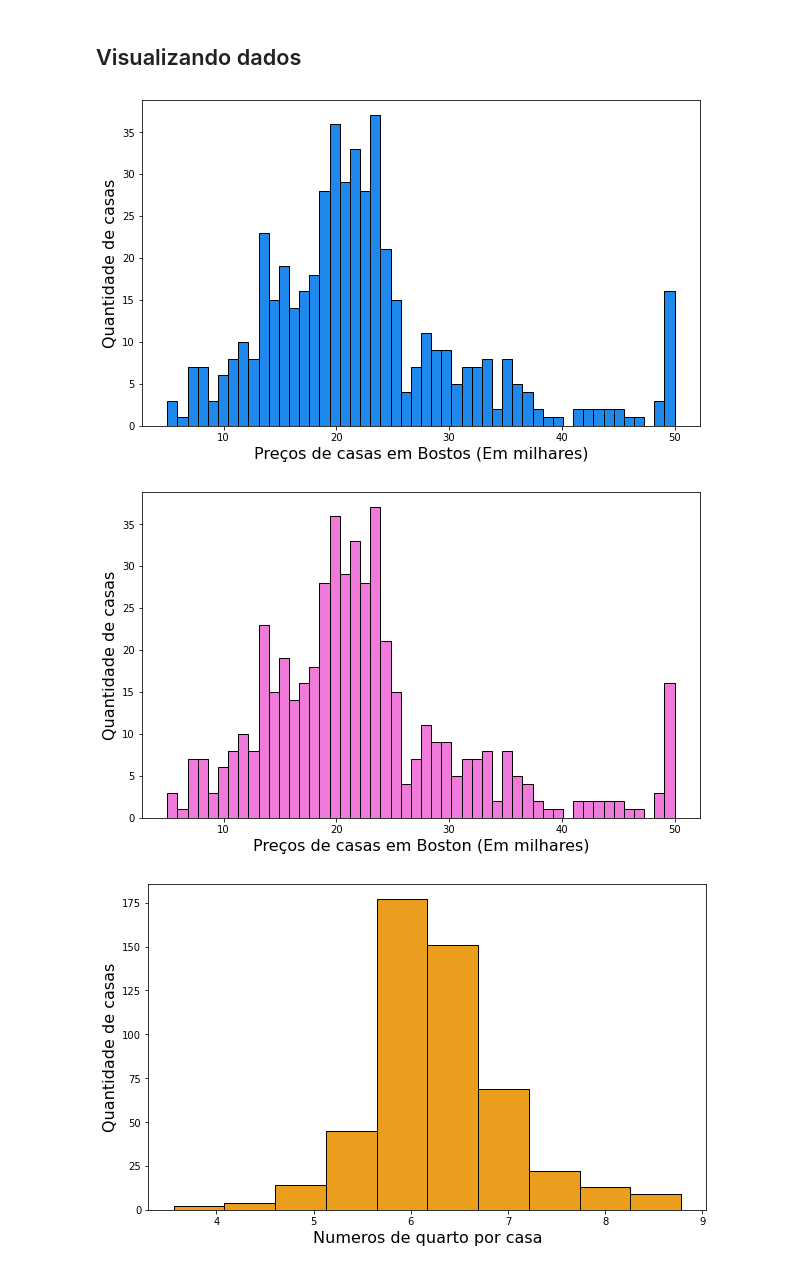
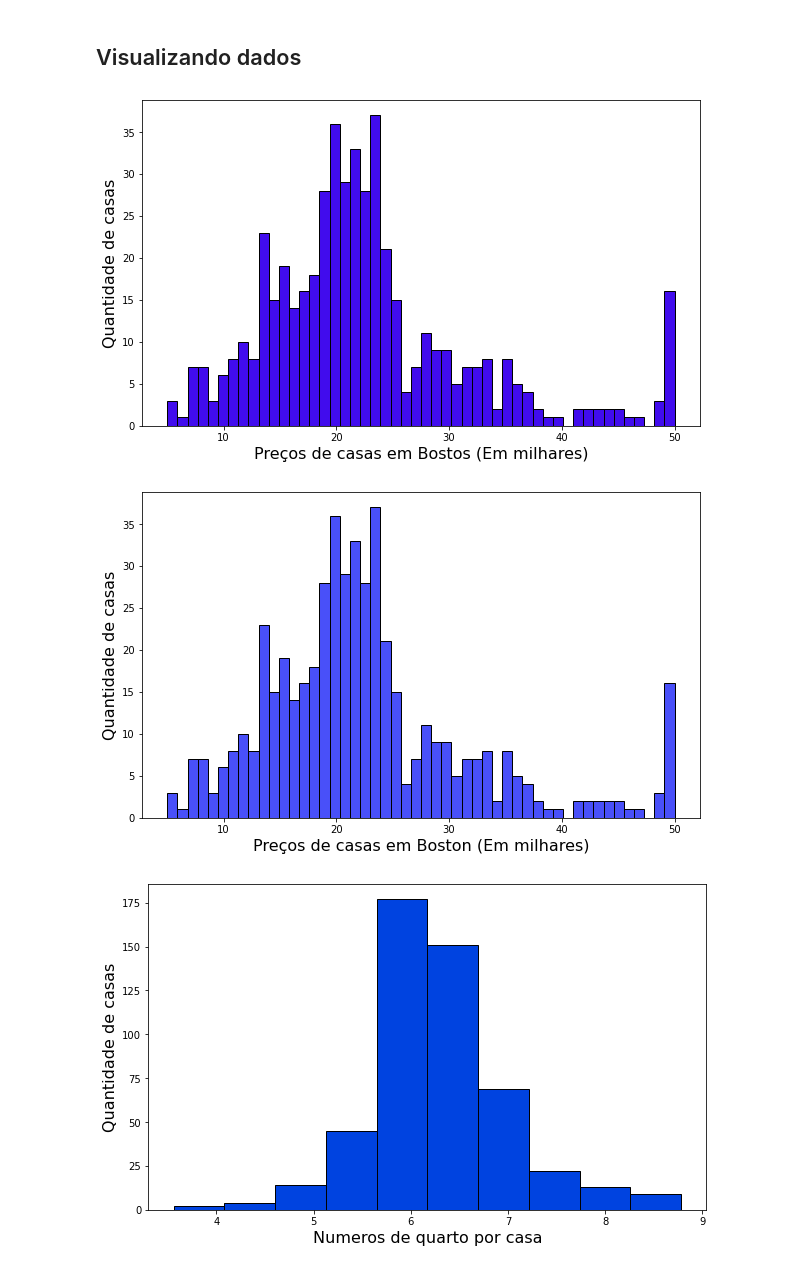
Before and after one commit to jhonatacaiob/Bootcamp-Data-Science, a Jupyter notebook: Secao-5/Regressão multivariável.ipynb, the cells around one changed output. Drawn from its saved outputs; the diff is of its cells as text; code cells hidden in the pictures.

```diff
--- a/Secao-5/Regressão multivariável.ipynb
+++ b/Secao-5/Regressão multivariável.ipynb
@@ -201,35 +201,35 @@ memory usage: 55.5 KB
 ## Visualizando dados
 # %%
 plt.figure(figsize= (10,6))
-plt.hist(x = dados["PRICE"], bins = 50, ec = "black", color = "#1E88EB")
+plt.hist(x = dados["PRICE"], bins = 50, ec = "black", color = "#410CED")
 
 plt.xlabel("Preços de casas em Bostos (Em milhares)", fontsize = 16)
 plt.ylabel("Quantidade de casas", fontsize = 16)
 
 plt.show()
 # %% [output]
-[figure, old version]
+[figure, new version]
 # %%
 plt.figure(figsize= (10,6))
 
-sns.histplot(data=dados, x="PRICE", color = "#EB4DCE", bins = 50)
+sns.histplot(data=dados, x="PRICE", color = "#0C15F7", bins = 50)
 
 plt.xlabel("Preços de casas em Boston (Em milhares)", fontsize = 16)
 plt.ylabel("Quantidade de casas", fontsize = 16)
 
 plt.show()
 # %% [output]
-[figure, old version]
+[figure, new version]
 # %%
 plt.figure(figsize= (10,6))
-plt.hist(x = dados["RM"], ec = "black", color = "#EB9D1E")
+plt.hist(x = dados["RM"], ec = "black", color = "#0043E0")
 
 plt.xlabel("Numeros de quarto por casa", fontsize = 16)
 plt.ylabel("Quantidade de casas", fontsize = 16)
 
 plt.show()
 # %% [output]
-[figure, old version]
+[figure, new version]
 # %%
 plt.figure(figsize= (10,6))
 
```
Also changed, not shown: parts of 6 cells of this notebook.
